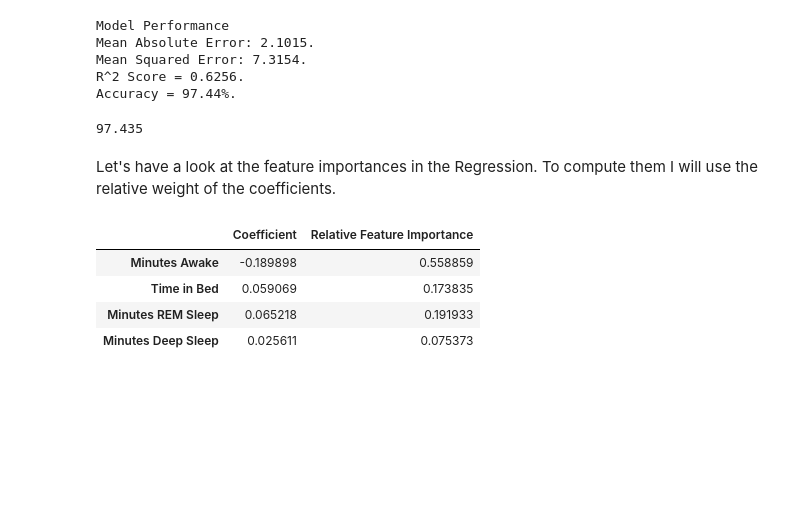
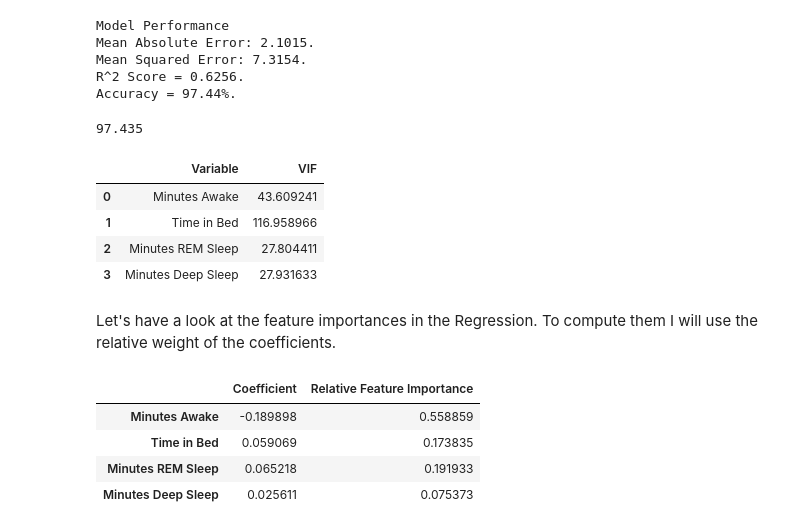
Before and after one commit to JoBe10/Fitbit-Sleep-Score, a Jupyter notebook: Sleep_Scores/Fitbit_Sleep_Score_ML2.ipynb, the cells around one changed output. Saved outputs shown, nothing was run; the diff lists cells and outputs as text; code cells hidden in the pictures; blank space fills up the shorter version.

```diff
--- a/Sleep_Scores/Fitbit_Sleep_Score_ML2.ipynb
+++ b/Sleep_Scores/Fitbit_Sleep_Score_ML2.ipynb
@@ -248,6 +248,23 @@ acc_rev = 100 - mape_rev
 acc_rev
 # %% [output]
 97.435
+# %%
+# Define a function to calculate the VIF
+def calc_vif(X):
+    # Create a DataFrame for the VIFs
+    vif = pd.DataFrame()
+    vif['Variable'] = X.columns
+    vif['VIF'] = [variance_inflation_factor(X.values, i) for i in range(X.shape[1])]
+
+    return vif
+# %%
+calc_vif(X_train)
+# %% [output]
+|  | Variable | VIF |
+| 0 | Minutes Awake | 43.609241 |
+| 1 | Time in Bed | 116.958966 |
+| 2 | Minutes REM Sleep | 27.804411 |
+| 3 | Minutes Deep Sleep | 27.931633 |
 # %% [markdown]
 Let's have a look at the feature importances in the Regression. To compute them I will use the relative weight of the coefficients.
 # %%
```
Also changed, not shown: parts of 1 cell of this notebook, 1 other file.
